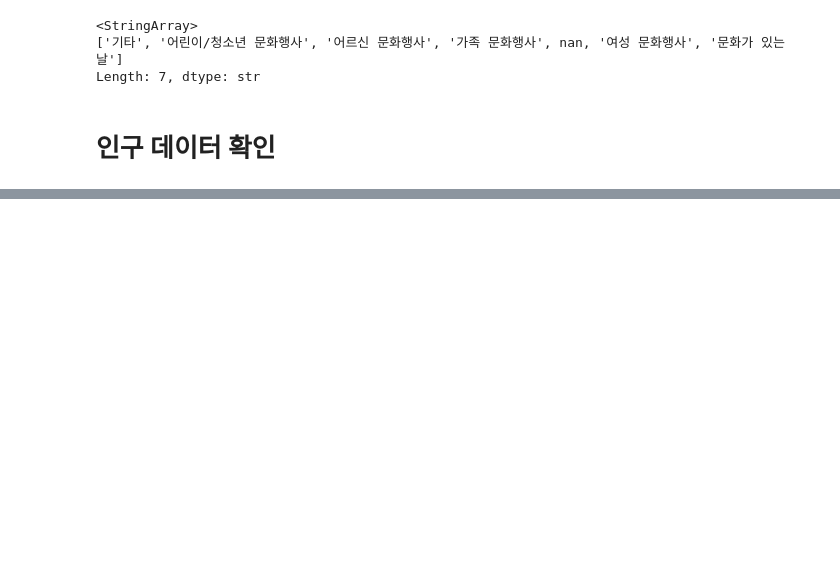
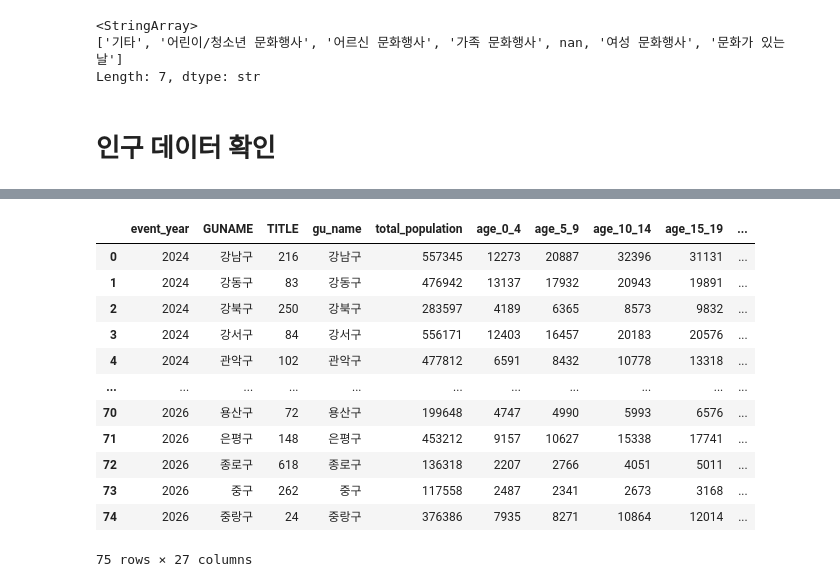
Before and after one commit to kkw5389-collab/sprint_mission17, a Jupyter notebook: notebooks/mission17.ipynb, the cells around one changed output, grey strips where cells are left out. Saved outputs shown, nothing was run; the diff lists cells and outputs as text; code cells hidden in the pictures; blank space fills up the shorter version.

```diff
--- a/notebooks/mission17.ipynb
+++ b/notebooks/mission17.ipynb
@@ -628,0 +675,3 @@ for year, df in population_dfs.items():
+# %%
+total_cul = df_cultural.groupby(['event_year', 'GUNAME'])['TITLE'].count().reset_index()
+total_cul.head()
@@ -628,0 +709,17 @@ for year, df in population_dfs.items():
+# %%
+total_cul = pd.merge(total_cul, p_data, left_on=["event_year", "GUNAME"], right_on=["year", "gu_name"], how='left')
+total_cul
+# %% [output]
+|  | event_year | GUNAME | TITLE | gu_name | total_population | age_0_4 | age_5_9 | age_10_14 | age_15_19 | ... |
+| 0 | 2024 | 강남구 | 216 | 강남구 | 557345 | 12273 | 20887 | 32396 | 31131 | ... |
+| 1 | 2024 | 강동구 | 83 | 강동구 | 476942 | 13137 | 17932 | 20943 | 19891 | ... |
+| 2 | 2024 | 강북구 | 250 | 강북구 | 283597 | 4189 | 6365 | 8573 | 9832 | ... |
+| 3 | 2024 | 강서구 | 84 | 강서구 | 556171 | 12403 | 16457 | 20183 | 20576 | ... |
+| 4 | 2024 | 관악구 | 102 | 관악구 | 477812 | 6591 | 8432 | 10778 | 13318 | ... |
+| ... | ... | ... | ... | ... | ... | ... | ... | ... | ... | ... |
+| 70 | 2026 | 용산구 | 72 | 용산구 | 199648 | 4747 | 4990 | 5993 | 6576 | ... |
+| 71 | 2026 | 은평구 | 148 | 은평구 | 453212 | 9157 | 10627 | 15338 | 17741 | ... |
+| 72 | 2026 | 종로구 | 618 | 종로구 | 136318 | 2207 | 2766 | 4051 | 5011 | ... |
+| 73 | 2026 | 중구 | 262 | 중구 | 117558 | 2487 | 2341 | 2673 | 3168 | ... |
+| 74 | 2026 | 중랑구 | 24 | 중랑구 | 376386 | 7935 | 8271 | 10864 | 12014 | ... |
+75 rows × 27 columns
```
Also changed, not shown: parts of 21 cells of this notebook.
